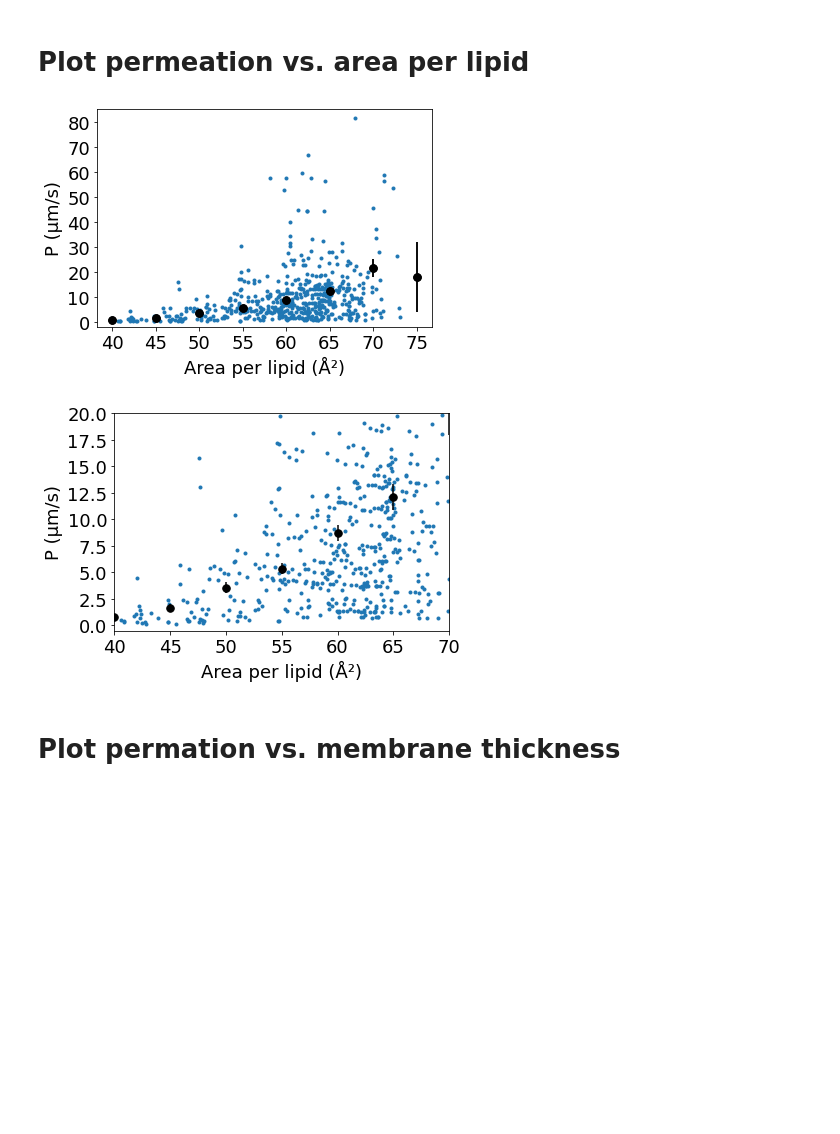
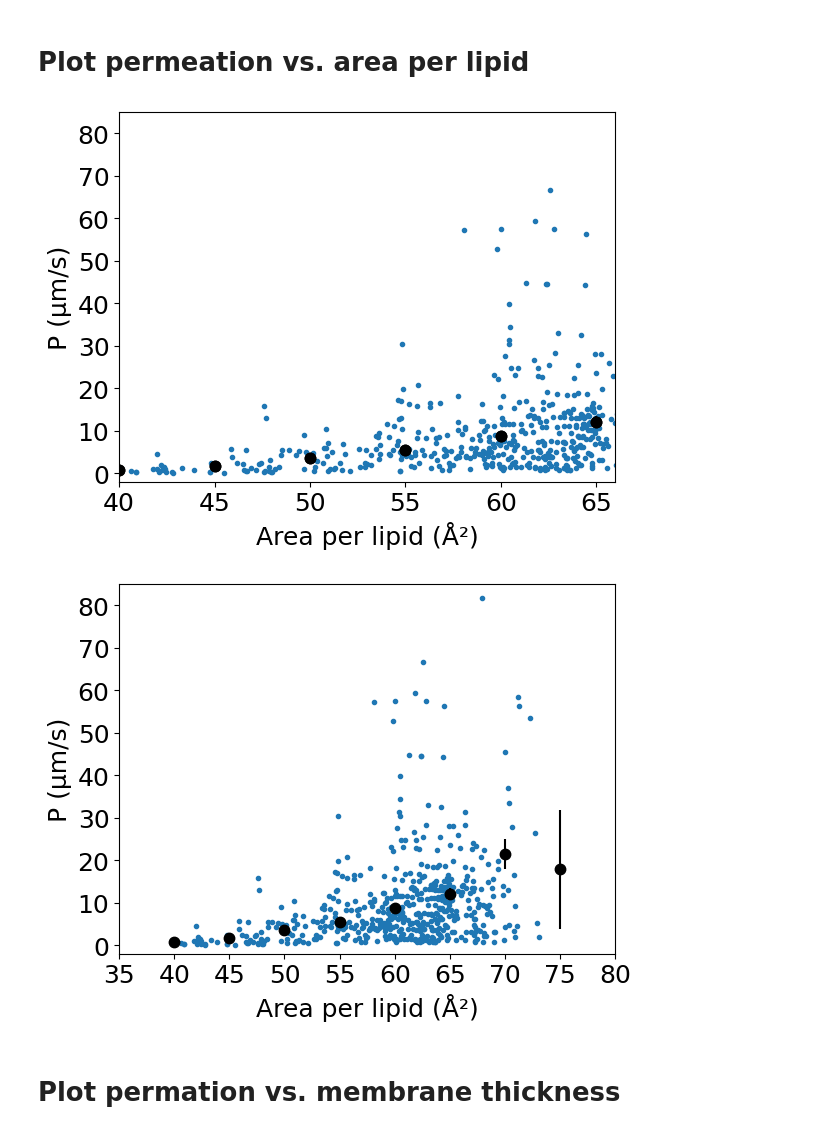
Before and after one commit to NMRLipids/DataBankManuscript, a Jupyter notebook: scripts/plotWaterPermeation.ipynb, the cells around one changed output. Saved outputs shown, nothing was run; the diff lists cells and outputs as text; code cells hidden in the pictures; blank space fills up the shorter version.

```diff
--- a/scripts/plotWaterPermeation.ipynb
+++ b/scripts/plotWaterPermeation.ipynb
@@ -248,6 +152,7 @@ for system in systems:
 
     try:
         rate = getWaterPermeationRate(system)
+        print(rate)
     except:
         #print('Water permeation failed, setting rate to 0: ' + path)
         rate = 0
@@ -288,13 +193,13 @@ for system in systems:
 
     area = calcArea(system)
 
-    tailOPavg = np.average(averageOrderParameters(system))
+    tailOPavg = -np.average(averageOrderParameters(system))
     #print(tailOPavg)
     if str(tailOPavg) == 'nan':
         print(system)
 
-    sn1OPavg = averageOrderParameters(system)[0]
-    sn2OPavg = averageOrderParameters(system)[1]
+    sn1OPavg = -averageOrderParameters(system)[0]
+    sn2OPavg = -averageOrderParameters(system)[1]
 
     hydration = getHydrationLevel(system)
 
@@ -407,31 +322,31 @@ https://gist.github.com/mwaskom/de44147ed2974457ad6372750bbe5751
 # %%
 plotCorrelation('APL','permeation',permeationVStemperature)
 result = plotXaveragedData('APL','permeation',permeationVStemperature,5,1000000)
 plt.errorbar(result[0],result[1], yerr=result[2], marker = ".", linestyle='', markersize =15, color = 'black')
 plt.xlabel('Area per lipid (Å²)', fontsize = 18)
 plt.xticks(fontsize = 18)
 plt.yticks(fontsize = 18)
 plt.ylabel('P (\u03bcm/s)', fontsize = 18)
-#plt.xlim([40,66])
+plt.xlim([40,66])
 #plt.ylim([-0.5,20])
 plt.ylim([-2,85])
 plt.savefig('../figures/APLvsPERMEATION.pdf')
 plt.show()
 
 plotCorrelation('APL','permeation',permeationVStemperature)
 plt.errorbar(result[0],result[1], yerr=result[2], marker = ".", linestyle='', markersize =15, color = 'black')
 plt.xlabel('Area per lipid (Å²)', fontsize = 18)
 plt.xticks(fontsize = 18)
 plt.yticks(fontsize = 18)
 plt.ylabel('P (\u03bcm/s)', fontsize = 18)
-plt.xlim([40,70])
-plt.ylim([-0.5,20])
-#plt.ylim([-2,85])
+plt.xlim([35,80])
+#plt.ylim([-0.5,20])
+plt.ylim([-2,85])
 plt.savefig('../figures/APLvsPERMEATIONzoomed.pdf')
 plt.show()
 # %% [output]
-[figure, old version]
+[figure, new version]
-[figure, old version]
+[figure, new version]
 # %% [markdown]
 # Plot permation vs. membrane thickness
 # %%
```
Also changed, not shown: parts of 27 cells of this notebook, 59 other files.
